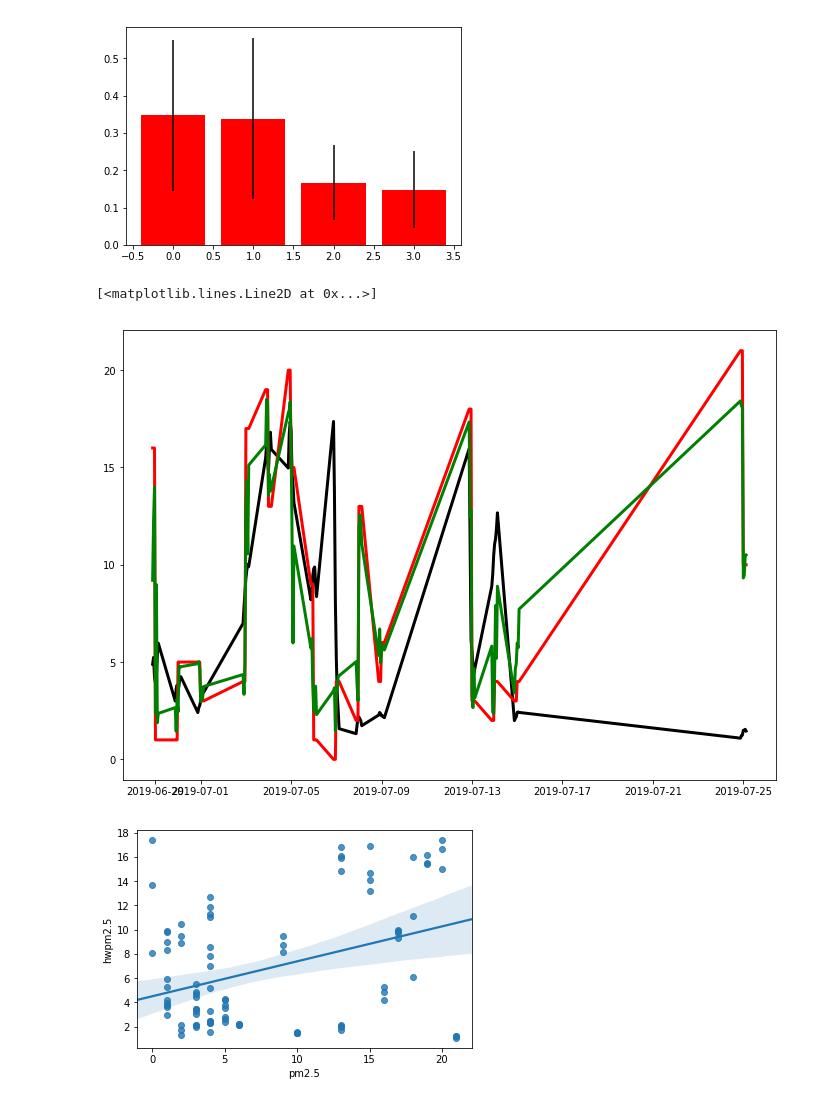
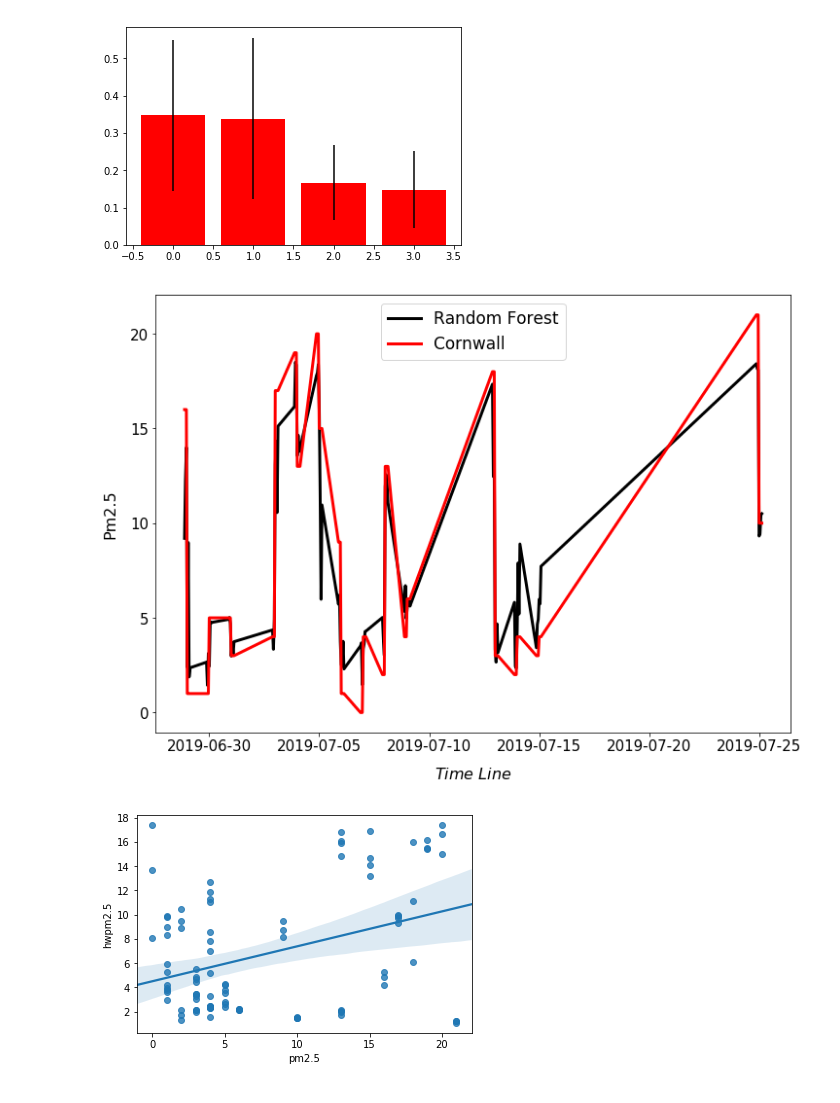
Before and after one commit to ClarksonAirlab/2019_sensor_workshop, a Jupyter notebook: Python/Tutorial/7. Machine learning with Scikit-learn.ipynb, the cells around one changed output. Saved outputs shown, nothing was run; the diff lists cells and outputs as text; code cells hidden in the pictures.

```diff
--- a/Python/Tutorial/7. Machine learning with Scikit-learn.ipynb
+++ b/Python/Tutorial/7. Machine learning with Scikit-learn.ipynb
@@ -133,6 +138,24 @@ fig, ax1 = plt.subplots()
 fig.set_size_inches(11.7, 8.27)
 
 
-ax1.plot(df['Datetime'],df['hwpm2.5'], 'k-', lw=3,label='CCNY')
-ax1.plot(df['Datetime'],df['pm2.5'], 'r-', lw=3,label='CCNY')
+lns1=ax1.plot(df['Datetime'],df['hwpm2.5'], 'k-', lw=3,label='Honeywell')
+lns2=ax1.plot(df['Datetime'],df['pm2.5'], 'r-', lw=3,label='Cornwall')
+
+lns = lns1+lns2
+labs = [l.get_label() for l in lns]
+ax1.legend(lns, labs, loc='upper center',fontsize=17,markerscale=4)
+
+
+ax1.set_xlabel('$Time$ $Line$',fontsize=16,color='k',labelpad=13)
+ax1.set_ylabel('Pm2.5',color='k',fontsize=16,labelpad=13)
+
+
+ax1.tick_params(axis = 'both', which = 'major', labelsize = 15)
+
+for label in ax1.xaxis.get_ticklabels():
+       label.set_rotation(0)
+ax1.xaxis.set_major_locator(mticker.MaxNLocator(7))
+
+
+#equidate_ax(fig, ax1, dates)
 # %% [output]
@@ -212,17 +223,32 @@ plt.bar(range(xa.shape[1]), importances[indices],
 # %%
 df['p']=p
 
 fig, ax1 = plt.subplots()
 
 fig.set_size_inches(11.7, 8.27)
 
 
-ax1.plot(df['Datetime'],df['hwpm2.5'], 'k-', lw=3,label='CCNY')
-ax1.plot(df['Datetime'],df['pm2.5'], 'r-', lw=3,label='CCNY')
-ax1.plot(df['Datetime'],df['p'], 'g-', lw=3,label='CCNY')
+
+
+lns1=ax1.plot(df['Datetime'],df['p'], 'k-', lw=3,label='Random Forest')
+lns2=ax1.plot(df['Datetime'],df['pm2.5'], 'r-', lw=3,label='Cornwall')
+
+lns = lns1+lns2
+labs = [l.get_label() for l in lns]
+ax1.legend(lns, labs, loc='upper center',fontsize=17,markerscale=4)
+
+
+ax1.set_xlabel('$Time$ $Line$',fontsize=16,color='k',labelpad=13)
+ax1.set_ylabel('Pm2.5',color='k',fontsize=16,labelpad=13)
+
+
+ax1.tick_params(axis = 'both', which = 'major', labelsize = 15)
+
+for label in ax1.xaxis.get_ticklabels():
+       label.set_rotation(0)
+ax1.xaxis.set_major_locator(mticker.MaxNLocator(7))
 # %% [output]
-[<matplotlib.lines.Line2D at 0x...>]
-[figure, old version]
+[figure, new version]
 # %%
 import seaborn as sns
 ax = sns.regplot(x="pm2.5", y="hwpm2.5", data=df)
```
Also changed, not shown: parts of 10 cells of this notebook.
